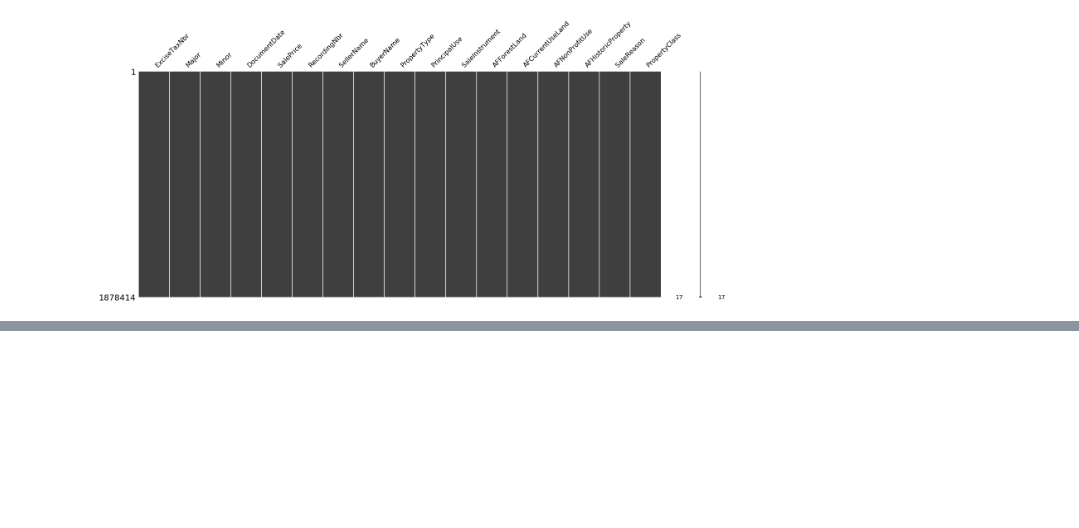
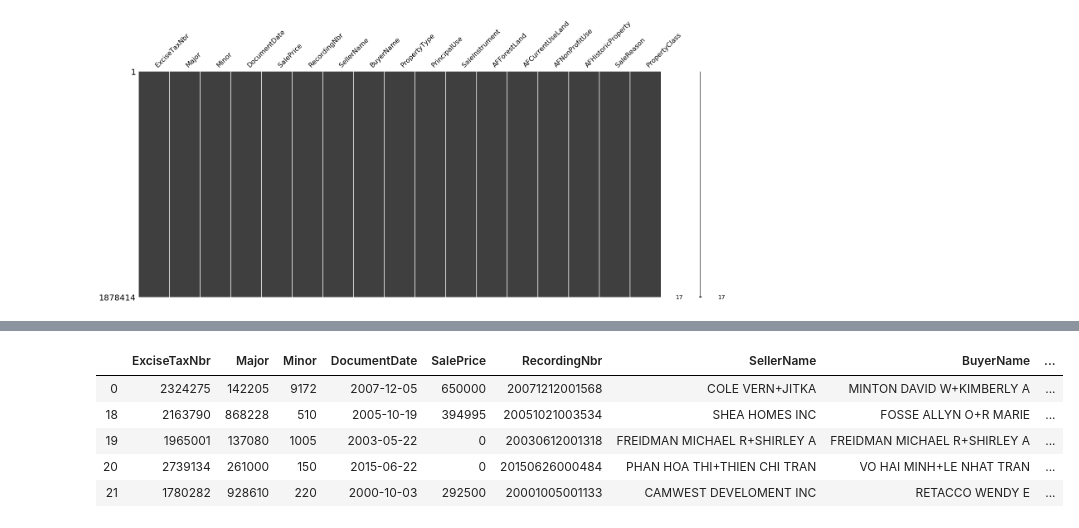
Before and after one commit to jonnelbenjamin/coachmod4project, a Jupyter notebook: index.ipynb, the cells around one changed output, grey strips where cells are left out. Cells and saved outputs as stored; diff of their text form; code cells hidden in the pictures; blank space fills up the shorter version.

Commit message:
clean and pickle df

```diff
--- a/index.ipynb
+++ b/index.ipynb
@@ -188,0 +355,11 @@ msno.matrix(df_KC)
+# %%
+cleaned_KC = pd.read_pickle('./data/cleaned_KC.pkl')
+# %%
+cleaned_KC.head()
+# %% [output]
+|  | ExciseTaxNbr | Major | Minor | DocumentDate | SalePrice | RecordingNbr | SellerName | BuyerName | ... |
+| 0 | 2324275 | 142205 | 9172 | 2007-12-05 | 650000 | 20071212001568 | COLE VERN+JITKA | MINTON DAVID W+KIMBERLY A | ... |
+| 18 | 2163790 | 868228 | 510 | 2005-10-19 | 394995 | 20051021003534 | SHEA HOMES INC | FOSSE ALLYN O+R MARIE | ... |
+| 19 | 1965001 | 137080 | 1005 | 2003-05-22 | 0 | 20030612001318 | FREIDMAN MICHAEL R+SHIRLEY A | FREIDMAN MICHAEL R+SHIRLEY A | ... |
+| 20 | 2739134 | 261000 | 150 | 2015-06-22 | 0 | 20150626000484 | PHAN HOA THI+THIEN CHI TRAN | VO HAI MINH+LE NHAT TRAN | ... |
+| 21 | 1780282 | 928610 | 220 | 2000-10-03 | 292500 | 20001005001133 | CAMWEST DEVELOMENT INC | RETACCO WENDY E | ... |
```
Also changed, not shown: parts of 34 cells of this notebook.
